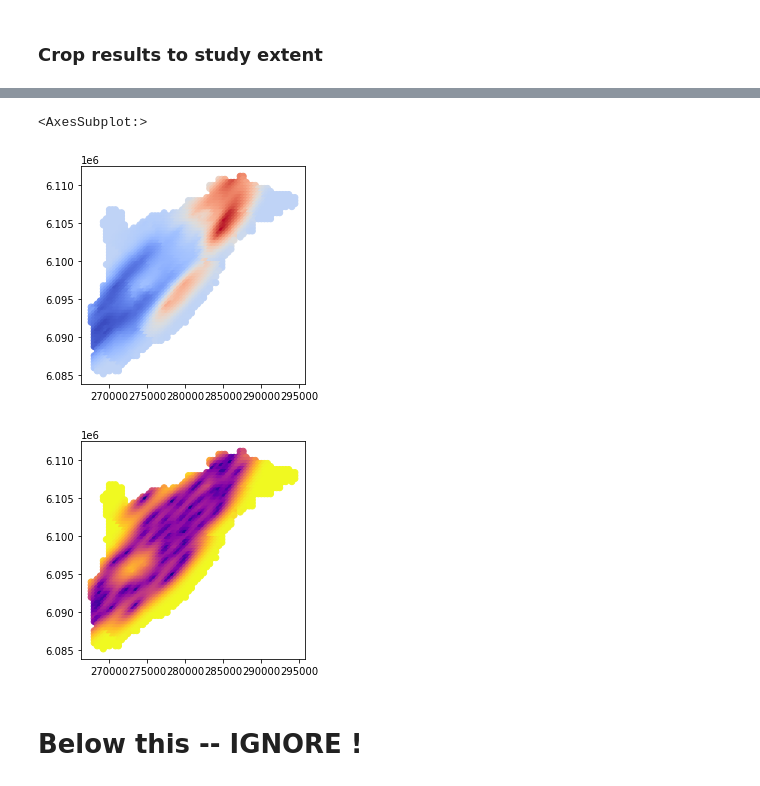
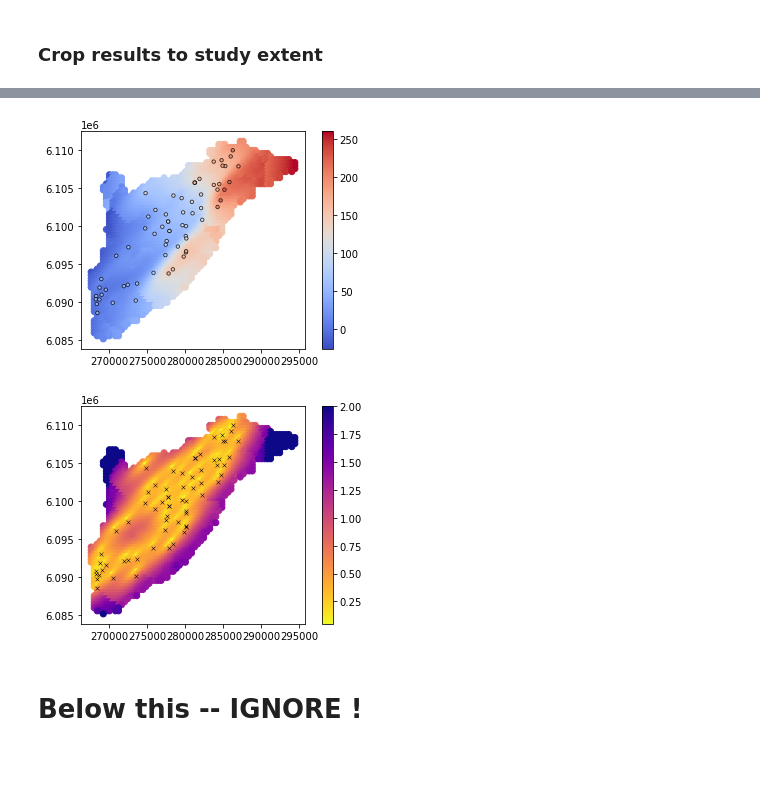
Before and after one commit to sarahkmarshall/willunga_wt, a Jupyter notebook: variogram_calculation.ipynb, the cells around one changed output, grey strips where cells are left out. Drawn from its saved outputs; the diff is of its cells as text; code cells hidden in the pictures.

Commit message:
Updated to UK kriging drift separately then adding to linear trend

```diff
--- a/variogram_calculation.ipynb
+++ b/variogram_calculation.ipynb
@@ -1111,16 +1146,16 @@ Len y: 40000
 
 This is because of data in the same location - nested wells. Need to remove these.
 # %%
-skmean = df.Z.mean()          # simple kriging mean (used if simple kriging is selected below)
-ktype = 0                     # kriging type, 0 - simple, 1 - ordinary
+skmean = df.residuals.mean()          # simple kriging mean (used if simple kriging is selected below)
+ktype = 1                     # kriging type, 0 - simple, 1 - ordinary
 isk = 0.0                     # Simple kriging with be performed with a mean of skmean if isk=0
 radius = 5000 #10000                # search radius for neighbouring data
 nxdis = 1                     # 1 = point kriging (not block kriging)
 nydis = 1                     # 1 = point kriging (not block kriging)
 ndmin = 1                     # minimum data for an estimate - min number of data able to be included in search
-ndmax = 10                   # maximum data for an estimate - max number of data able to be included in search
-tmin = 0.0                    # min property value
-tmax = 300                    # max property value
+ndmax = 10                    # maximum data for an estimate - max number of data able to be included in search
+tmin = -70                    # min property value
+tmax = 70                     # max property value
 nx = nx                       # number of cells x
 ny = ny                       # number of cells y
 xmn = x1                      # grid origin, location center of lower left cell
@@ -1140,5 +1177,5 @@ Plot the kriged distributions
 # %%
-z_kmap, z_vmap = geostats.kb2d(df,'X','Y','Z', tmin, tmax, nx, xmn, xsiz, ny, ymn, ysiz, nxdis, nydis,
+z_kmap, z_vmap = geostats.kb2d(df,'X','Y','residuals', tmin, tmax, nx, xmn, xsiz, ny, ymn, ysiz, nxdis, nydis,
                                  ndmin, ndmax, radius, ktype, skmean, vario)
 # %% [output]
   Estimated   10000 blocks
@@ -1227,21 +1352,25 @@ xx_flat = xx.flatten()
 yy_flat = yy.flatten()
 z_kmap_flat = z_kmap.flatten()
 z_vmap_flat = z_vmap.flatten()
+residuals_plus_trend_flat = residuals_plus_trend.flatten()
 
+'''
 print(len(xx_flat))
 print(len(yy_flat))
 print(len(z_kmap_flat))
 print(len(z_vmap_flat))
-
+'''
 kriged_df = pd.DataFrame({"X": xx_flat,
                         "Y": yy_flat,
-                        "kriged_mean": z_kmap_flat,
-                        "kriged_var": z_vmap_flat})
+                        "mean_res": z_kmap_flat,
+                        "var_res": z_vmap_flat,
+                         "res_and_trend": residuals_plus_trend_flat,
+                         "trend": kriging_grid_linear_trend})
 
 kriged_gdf = gpd.GeoDataFrame(kriged_df,
                               geometry=gpd.points_from_xy(kriged_df.X, kriged_df.Y),
                               crs=study_extent_gdf.crs)
-
+'''
 print(kriged_gdf.columns)
 print(kriged_gdf.index)
 print(kriged_gdf['geometry'])
@@ -1249,4 +1378,5 @@ print("study extent")
 print(study_extent_gdf['geometry'])
 print(kriged_gdf.crs)
 print(study_extent_gdf.crs)
+'''
 # %% [output]
@@ -1278,11 +1392,17 @@ Index(['X', 'Y', 'kriged_mean', 'kriged_var', 'geometry'], dtype='object')
 # %%
-kriged_gdf_sa.plot(column='kriged_mean', cmap="coolwarm")
+kriged_gdf_sa.plot(column='res_and_trend', cmap="coolwarm", legend=True)
 
-kriged_gdf_sa.plot(column='kriged_var', cmap="plasma")
+im = plt.scatter(df["X"], df["Y"], s=12, c=df["Z"], cmap=cmap, alpha=0.8,
+                 vmin=vmin, vmax=vmax, linewidths=0.8, edgecolors='k')
+
+
+kriged_gdf_sa.plot(column='var_res', cmap="plasma_r", legend=True)
+
+im = plt.scatter(df["X"], df["Y"], s=15, marker="x",
+                 linewidths=0.5, c='k')
 # %% [output]
-<AxesSubplot:>
-[figure, old version]
+[figure, new version]
-[figure, old version]
+[figure, new version]
 # %% [markdown]
 # Below this -- IGNORE !
 # %%
```
Also changed, not shown: parts of 27 cells of this notebook.
